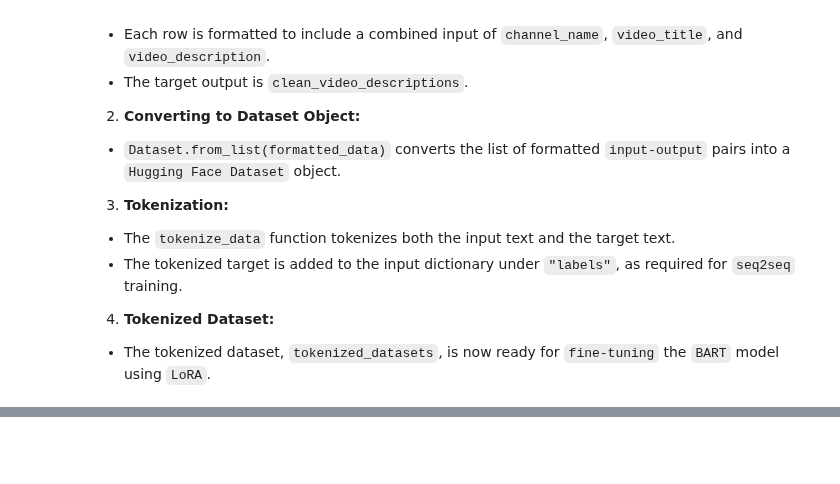
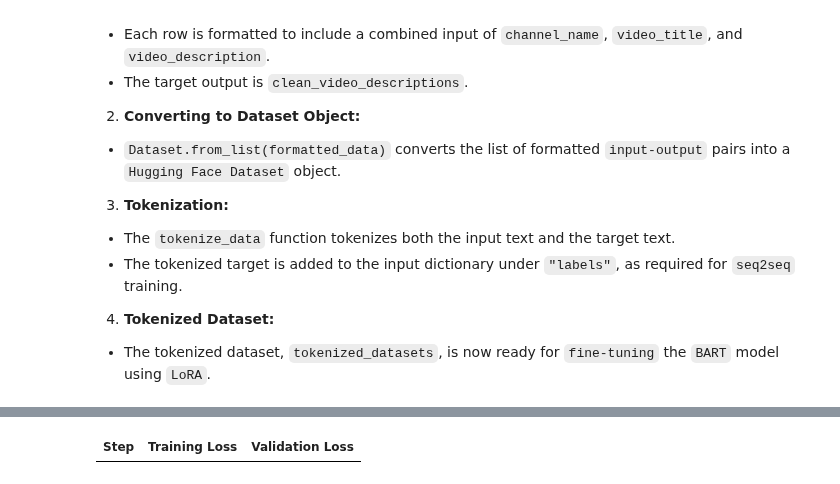
Before and after one commit to kkrusere/youTube-comments-Analyzer, a Jupyter notebook: fine-tuned_LLM_text_summarization.ipynb, the cells around one changed output, grey strips where cells are left out. Saved outputs shown, nothing was run; the diff lists cells and outputs as text; code cells hidden in the pictures; blank space fills up the shorter version.

```diff
--- a/fine-tuned_LLM_text_summarization.ipynb
+++ b/fine-tuned_LLM_text_summarization.ipynb
@@ -289,3 +288,7 @@ memory usage: 4.8+ KB
+# %%
+from sklearn.model_selection import train_test_split
+# Split the dataset into training and validation sets (80-20 split)
+train_df, val_df = train_test_split(df, test_size=0.2, random_state=42)
 # %% [markdown]
 ###### **Data Preparation for Fine-Tuning**
 
@@ -382,0 +393,83 @@ LoRA offers a practical and effective solution to fine-tune large language model
+# %%
+from sklearn.model_selection import train_test_split
+from datasets import Dataset, load_metric
+from transformers import BartTokenizer, BartForConditionalGeneration, TrainingArguments, Trainer
+from peft import LoraConfig, get_peft_model  # PEFT LoRA utilities
+
+
+
+# Loading the base BART model
+model = BartForConditionalGeneration.from_pretrained(model_name)
+
+# Configure LoRA
+lora_config = LoraConfig(
+    r=16,  # Rank of the LoRA matrix
+    lora_alpha=32,  # Scaling factor for LoRA
+    target_modules=["q_proj", "v_proj"],  # Target attention layers to apply LoRA
+    lora_dropout=0.05,  # Dropout rate for LoRA
+    bias="none",  # No bias
+)
+
+# Wrap the original model with LoRA
+lora_model = get_peft_model(model, lora_config)
+
+# Defining the Training Arguments
+
+training_args = TrainingArguments(
+    output_dir="./results",          # Output directory for model and checkpoints
+    num_train_epochs=3,              # Number of training epochs
+    per_device_train_batch_size=4,   # Batch size per device during training
+    per_device_eval_batch_size=4,    # Batch size per device during evaluation
+    warmup_steps=500,                # Number of warmup steps for learning rate scheduler
+    weight_decay=0.01,               # Strength of weight decay
+    logging_dir="./logs",            # Directory for storing logs
+    logging_steps=10,                # Frequency of logging
+    save_steps=1000,                 # Number of steps before saving model checkpoint
+    evaluation_strategy="steps",     # Evaluation strategy
+    eval_steps=500,                  # Frequency of evaluation steps
+)
+
+# Defining Evaluation Metric and Compute Function
+
+# Loading the evaluation metric
+rouge_metric = load_metric("rouge")
+
+# Defining the compute_metrics function
+def compute_metrics(eval_pred):
+    predictions, labels = eval_pred
+    decoded_preds = tokenizer.batch_decode(predictions, skip_special_tokens=True)
+    decoded_labels = tokenizer.batch_decode(labels, skip_special_tokens=True)
+
+    # ROUGE expects a newline after each sentence
+    decoded_preds = ["\n".join(pred.strip().split(". ")) for pred in decoded_preds]
+    decoded_labels = ["\n".join(label.strip().split(". ")) for label in decoded_labels]
+
+    # Compute ROUGE scores
+    result = rouge_metric.compute(predictions=decoded_preds, references=decoded_labels, use_stemmer=True)
+    result = {key: value.mid.fmeasure * 100 for key, value in result.items()}
+    return result
+
+# Initializing the Trainer and then we Train the Model
+
+trainer = Trainer(
+    model=lora_model,                # The LoRA model to fine-tune
+    args=training_args,              # Training arguments
+    train_dataset=tokenized_train_dataset,  # The tokenized training dataset
+    eval_dataset=tokenized_val_dataset,  # The tokenized validation dataset
+    compute_metrics=compute_metrics  # Metrics computation function
+)
+
+# Training the model with LoRA
+trainer.train()
+
+# Evaluating the model on the validation dataset
+
+eval_results = trainer.evaluate()
+
+print(f"Evaluation Results: {eval_results}")
+
+# Lastly we save the Fine-Tuned Model
+
+lora_model.save_pretrained("./fine-tuned-lora-model")
+tokenizer.save_pretrained("./fine-tuned-lora-model")
+# %% [output]
@@ -382,0 +477 @@ LoRA offers a practical and effective solution to fine-tune large language model
+| Step | Training Loss | Validation Loss |
```
Also changed, not shown: parts of 16 cells of this notebook.
